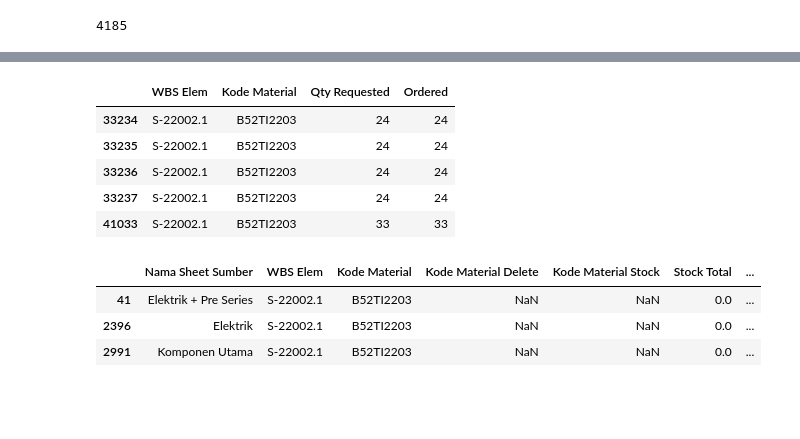
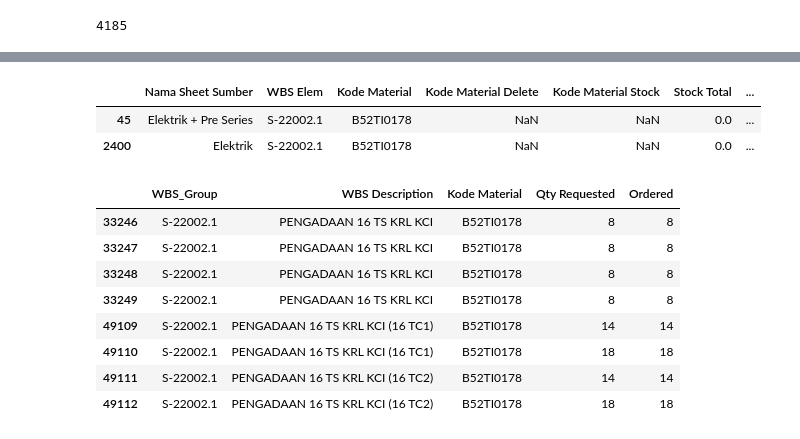
Before and after one commit to widura26/recap-automation, a Jupyter notebook: recap_automation.ipynb, the cells around one changed output, grey strips where cells are left out. Cells and saved outputs as stored; diff of their text form; code cells hidden in the pictures; blank space fills up the shorter version.

```diff
--- a/recap_automation.ipynb
+++ b/recap_automation.ipynb
@@ -1464,3 +1451,5 @@ sap_data[sap_data["Kode Material"] == "A01LK0020"]
 # %%
-sap_data["WBS Elem"] = sap_data["WBS Elem"].str.extract(r"^([A-Z]-\d+\.\d+)")
+sap_data["WBS_Group"] = sap_data["WBS Elem"].str.extract(
+    r"^([A-Z]-\d+\.\d+)"
+)
 # %%
@@ -1571,19 +1572,21 @@ fig = px.pie(
 fig.show()
 # %% [output]
 [interactive output not drawn]
+# %%
+bom_data[bom_data["Kode Material"] == "B52TI0178"]
+# %% [output]
+|  | Nama Sheet Sumber | WBS Elem | Kode Material | Kode Material Delete | Kode Material Stock | Stock Total | ... |
+| 45 | Elektrik + Pre Series | S-22002.1 | B52TI0178 | NaN | NaN | 0.0 | ... |
+| 2400 | Elektrik | S-22002.1 | B52TI0178 | NaN | NaN | 0.0 | ... |
 # %%
-sap_data[(sap_data["Kode Material"] == "B52TI2203") & (sap_data["WBS Elem"].str.contains('S-22002.1', case=False, na=False))][["WBS Elem", "Kode Material", "Qty Requested", "Ordered"]]
+sap_data[sap_data["Kode Material"] == "B52TI0178"][["WBS_Group", "WBS Description", "Kode Material", "Qty Requested", "Ordered"]]
 # %% [output]
-|  | WBS Elem | Kode Material | Qty Requested | Ordered |
-| 33234 | S-22002.1 | B52TI2203 | 24 | 24 |
-| 33235 | S-22002.1 | B52TI2203 | 24 | 24 |
-| 33236 | S-22002.1 | B52TI2203 | 24 | 24 |
-| 33237 | S-22002.1 | B52TI2203 | 24 | 24 |
-| 41033 | S-22002.1 | B52TI2203 | 33 | 33 |
+|  | WBS_Group | WBS Description | Kode Material | Qty Requested | Ordered |
+| 33246 | S-22002.1 | PENGADAAN 16 TS KRL KCI | B52TI0178 | 8 | 8 |
+| 33247 | S-22002.1 | PENGADAAN 16 TS KRL KCI | B52TI0178 | 8 | 8 |
+| 33248 | S-22002.1 | PENGADAAN 16 TS KRL KCI | B52TI0178 | 8 | 8 |
+| 33249 | S-22002.1 | PENGADAAN 16 TS KRL KCI | B52TI0178 | 8 | 8 |
+| 49109 | S-22002.1 | PENGADAAN 16 TS KRL KCI (16 TC1) | B52TI0178 | 14 | 14 |
+| 49110 | S-22002.1 | PENGADAAN 16 TS KRL KCI (16 TC1) | B52TI0178 | 18 | 18 |
+| 49111 | S-22002.1 | PENGADAAN 16 TS KRL KCI (16 TC2) | B52TI0178 | 14 | 14 |
+| 49112 | S-22002.1 | PENGADAAN 16 TS KRL KCI (16 TC2) | B52TI0178 | 18 | 18 |
-# %%
-bom_data[bom_data["Kode Material"] == "B52TI2203"]
-# %% [output]
-|  | Nama Sheet Sumber | WBS Elem | Kode Material | Kode Material Delete | Kode Material Stock | Stock Total | ... |
-| 41 | Elektrik + Pre Series | S-22002.1 | B52TI2203 | NaN | NaN | 0.0 | ... |
-| 2396 | Elektrik | S-22002.1 | B52TI2203 | NaN | NaN | 0.0 | ... |
-| 2991 | Komponen Utama | S-22002.1 | B52TI2203 | NaN | NaN | 0.0 | ... |
```
Also changed, not shown: parts of 12 cells of this notebook.
